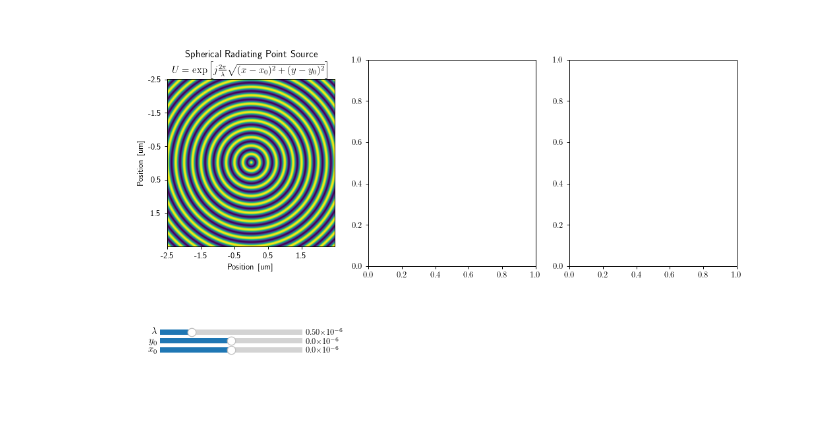
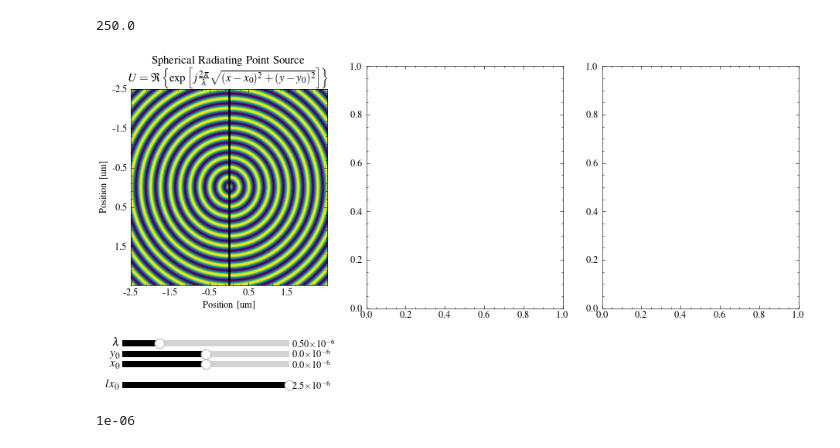
Before and after one commit to MarshallLindsay/Fourier-Optics-Goodman, a Jupyter notebook: chapter5/QPF_Interactive.ipynb, the cells around one changed output. Drawn from its saved outputs; the diff is of its cells as text; code cells hidden in the pictures; blank space fills up the shorter version.

Commit message:
working on the QPF plotting

```diff
--- a/chapter5/QPF_Interactive.ipynb
+++ b/chapter5/QPF_Interactive.ipynb
@@ -33,6 +33,8 @@ y_min = x_min
 yoffset = 0
 xoffset = 0
 
+line_offset=((2.5*100))
+
 resolution = 500 #Might need to adjust this
 x = np.linspace(x_min, x_max, resolution)
 y = np.linspace(y_min, y_max, resolution)
@@ -40,16 +42,17 @@ xx,yy = np.meshgrid(x,y)
 
 #Run the point source with the meshgrid
 z = point_source((xx-xoffset),(yy-yoffset),wavelength)
+print(line_offset)
+# %% [output]
+250.0
 # %%
 #Plot the things
-'''
 try:
     plt.style.use('science')
 except:
     "Please install science plots"
 finally:
     plt.style.use('ieee')
-'''
 
 plt.rc('font', size=10)
 plt.rcParams['text.usetex'] = True
@@ -63,40 +66,56 @@ ax[0].yaxis.set_major_formatter(formatter)
 #ax.set_xlim([x_min/um, x_max/um])
 #ax.set_ylim([y_min/um, y_max/um])
 ax[0].set_title("Spherical Radiating Point Source\n"\
-            r"$U = \exp{\left[j\frac{2\pi}{\lambda}\sqrt{(x-x_0)^2 + (y-y_0)^2}\right]}$", fontsize=12
+            r"$U = \Re \left \{ \exp{\left[j\frac{2\pi}{\lambda}\sqrt{(x-x_0)^2 + (y-y_0)^2}\right]} \right \}$", fontsize=12
 )
 ax[0].set_xlabel("Position [um]") #The units are hard coded - need a function to determine them
 ax[0].set_ylabel("Position [um]")
+
+vl0 = ax[0].axvline(x=line_offset, ymin=0, ymax=resolution-1, linewidth=2)
 
 #Set intial plot
 im0 = ax[0].imshow(np.real(z))
 
 #Make room for sliders
 fig.subplots_adjust(left= 0.1,bottom = 0.3)
 
 #Define some sliders
-wavelength_slider_ax = fig.add_axes([0.09, 0.1, 0.2, 0.03])
+wavelength_slider_ax = fig.add_axes([0.09, 0.2, 0.2, 0.03])
 wavelength_slider = Slider(wavelength_slider_ax, r'$\lambda$', 200*nm, 1550*nm, valinit=wavelength)
 wavelength_slider.label.set_size(12)
 
-yoffset_slider_ax = fig.add_axes([0.09, 0.075, 0.2, 0.03])
+yoffset_slider_ax = fig.add_axes([0.09, 0.175, 0.2, 0.03])
 yoffset_slider = Slider(yoffset_slider_ax, r"$y_0$", -2.5*um, 2.5*um, valinit=yoffset)
 yoffset_slider.label.set_size(12)
 
-xoffset_slider_ax = fig.add_axes([0.09, 0.05, 0.2, 0.03])
+xoffset_slider_ax = fig.add_axes([0.09, 0.15, 0.2, 0.03])
 xoffset_slider = Slider(xoffset_slider_ax, r"$x_0$", -2.5*um, 2.5*um, valinit=yoffset)
 xoffset_slider.label.set_size(12)
 
+
+line_offset_slider_ax = fig.add_axes([0.09, 0.1, 0.2, 0.03])
+line_offset_slider = Slider(line_offset_slider_ax, r"$lx_0$", -2.5*um, 2.5*um, valinit=line_offset)
+line_offset_slider.label.set_size(12)
+
+
+
 def sliders_on_changed(val):
-    im0.set_data(np.real(point_source((xx-xoffset_slider.val),(yy-yoffset_slider.val),wavelength_slider.val)))
+    im0.set_dat|a(np.real(point_source((xx-xoffset_slider.val),(yy-yoffset_slider.val),wavelength_slider.val)))
+    vl0.set_xdata((0.5*resolution))
     fig.canvas.draw_idle()
 
 wavelength_slider.on_changed(sliders_on_changed)
 yoffset_slider.on_changed(sliders_on_changed)
 xoffset_slider.on_changed(sliders_on_changed)
+line_offset_slider.on_changed(sliders_on_changed)
+
+
+#xx_ = -1
+#z = amplitude * np.exp(1j * wavenumber * np.sqrt(xx_**2 + y**2))
+#plt.plot(y,np.real(z))
 
 
 
 plt.show()
 # %% [output]
-[figure, old version]
+[figure, new version]
@@ -102,0 +124,4 @@ plt.show()
+# %%
+print(ax[0].xaxis.get_units())
+# %% [output]
+1e-06
```
Also changed, not shown: parts of 1 cell of this notebook, 1 other file.
